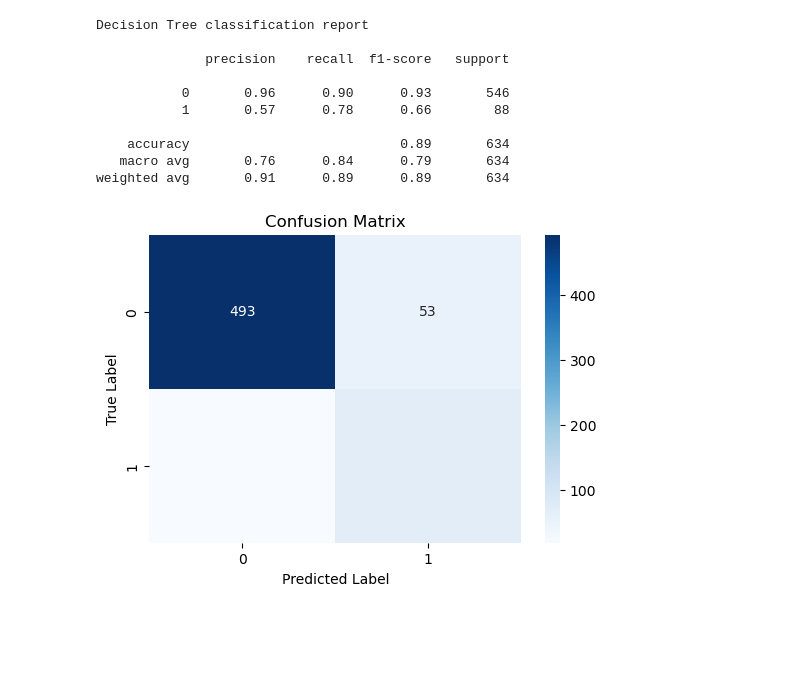
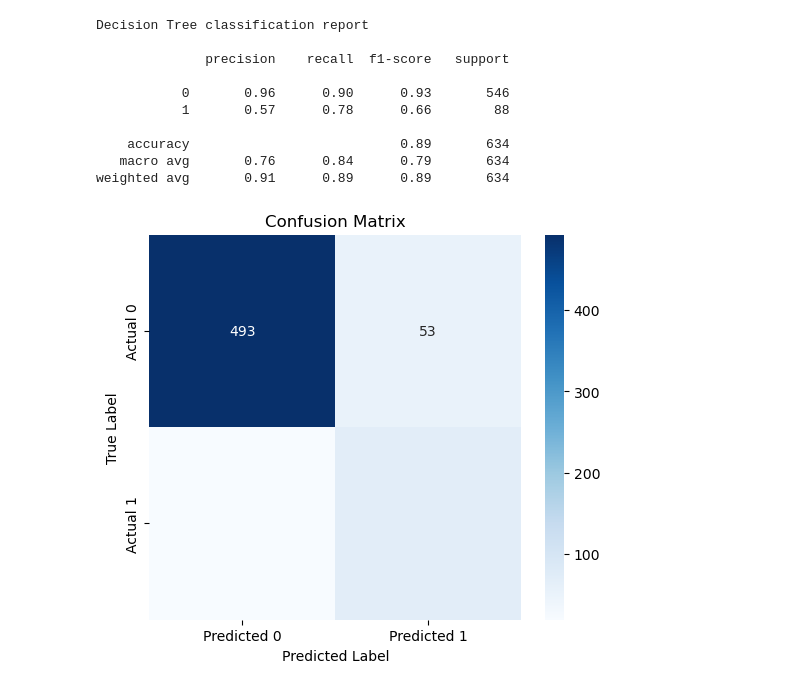
Before and after one commit to Limo-Vincent/Group_9_Phase_3_project, a Jupyter notebook: p3_project.ipynb, the cells around one changed output. Cells and saved outputs as stored; diff of their text form; code cells hidden in the pictures; blank space fills up the shorter version.

```diff
--- a/p3_project.ipynb
+++ b/p3_project.ipynb
@@ -851,20 +829,3 @@ Logistic Regression classification report
     accuracy                           0.78       634
    macro avg       0.66      0.77      0.68       634
 weighted avg       0.87      0.78      0.81       634
-# %%
-#Plot confusion matrix
-def plot_confusion_matrix(y_true, y_pred, class_labels=[0, 1]):
-    # """
-    # Plot a confusion matrix with seaborn heatmap.
-    # "
-    cm = confusion_matrix(y_true, y_pred)
-
-    plt.figure(figsize=(6,4))
-    sns.heatmap(cm, annot=True, fmt='d', cmap="Blues",
-                xticklabels=class_labels, yticklabels=class_labels)
-
-    plt.xlabel("Predicted Label")
-    plt.ylabel("True Label")
-    plt.title("Confusion Matrix")
-    plt.show()
-plot_confusion_matrix(y_test, y_pred_log, class_labels=[0, 1])
@@ -872,0 +836,14 @@ plot_confusion_matrix(y_test, y_pred_log, class_labels=[0, 1])
+# %%
+def plot_confusion_matrix(y_true, y_pred):
+    cm = confusion_matrix(y_true, y_pred)
+
+    plt.figure(figsize=(6, 5))
+    sns.heatmap(cm, annot=True, fmt='d', cmap="Blues",
+                xticklabels=["Predicted 0", "Predicted 1"],
+                yticklabels=["Actual 0", "Actual 1"])
+
+    plt.xlabel("Predicted Label")
+    plt.ylabel("True Label")
+    plt.title("Confusion Matrix")
+    plt.show()
+plot_confusion_matrix(y_test, y_pred_log)
@@ -903,6 +884,7 @@ Decision Tree classification report
 weighted avg       0.91      0.89      0.89       634
 # %%
 # plot the confusion matrix
-plot_confusion_matrix(y_test, y_pred_dec, class_labels=[0, 1])
+
+plot_confusion_matrix(y_test, y_pred_dec)
 # %% [output]
-[figure, old version]
+[figure, new version]
```
Also changed, not shown: parts of 29 cells of this notebook.
